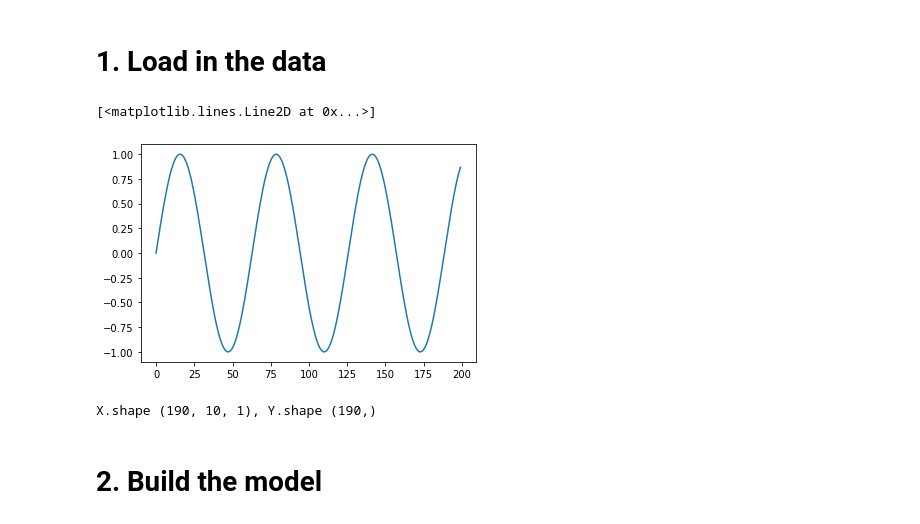
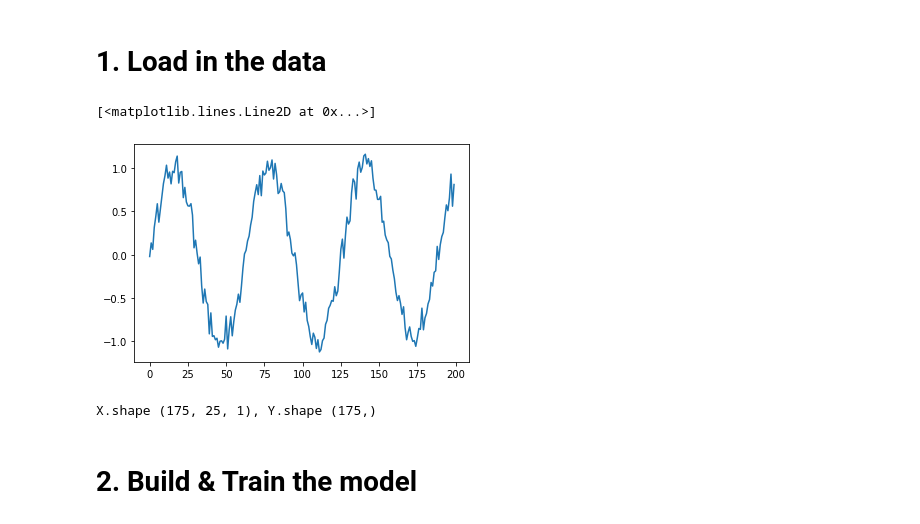
Before and after one commit to fares-ds/Time_Series_Analysis_Tutorial, a Jupyter notebook: SimpleRNN_tutorial.ipynb, the cells around one changed output. Drawn from its saved outputs; the diff is of its cells as text; code cells hidden in the pictures.

```diff
--- a/SimpleRNN_tutorial.ipynb
+++ b/SimpleRNN_tutorial.ipynb
@@ -9,15 +9,17 @@ from tensorflow.keras.layers import Input, SimpleRNN, Dense, Flatten
 from tensorflow.keras.models import Model
 from tensorflow.keras.optimizers import SGD, Adam
 # %%
-series = np.sin(0.1 * np.arange(200)) #+ np.random.randn(200) * 0.1
+# Make the original Data
+series = np.sin(0.1 * np.arange(200)) + np.random.randn(200) * 0.1
 
+# plot it
 plt.plot(series)
 # %% [output]
 [<matplotlib.lines.Line2D at 0x...>]
-[figure, old version]
+[figure, new version]
 # %%
 ### build the dataset
-T = 10
+T = 25
 D = 1
 X = []
 Y = []
@@ -27,12 +29,13 @@ for t in range(len(series) - T):
     y = series[t+T]
     Y.append(y)
 
+# Input shape will be NxTxD, output will be NxK
 X = np.array(X).reshape(-1, T, 1)
 Y = np.array(Y)
 N = len(X)
 print(f"X.shape {X.shape}, Y.shape {Y.shape}")
 # %% [output]
-X.shape (190, 10, 1), Y.shape (190,)
+X.shape (175, 25, 1), Y.shape (175,)
 # %% [markdown]
-# 2. Build the model
+# 2. Build & Train the model
 # %%
```
Also changed, not shown: parts of 10 cells of this notebook.
